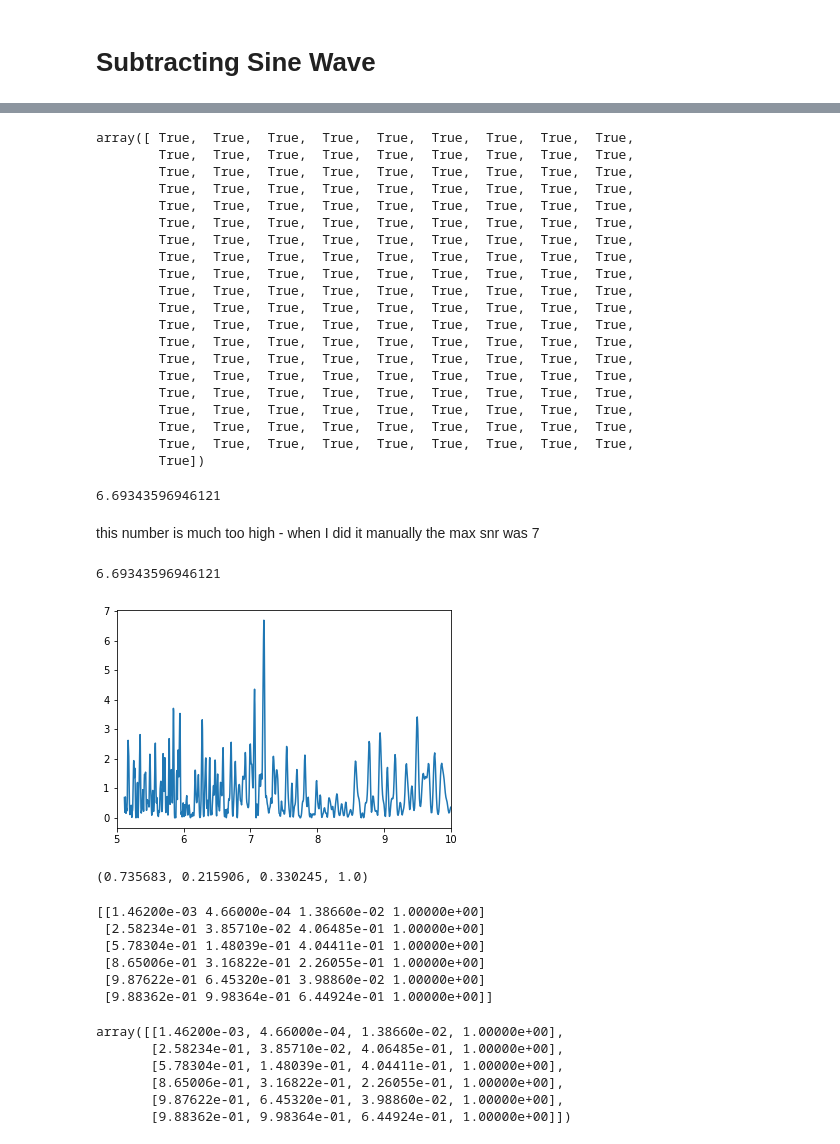
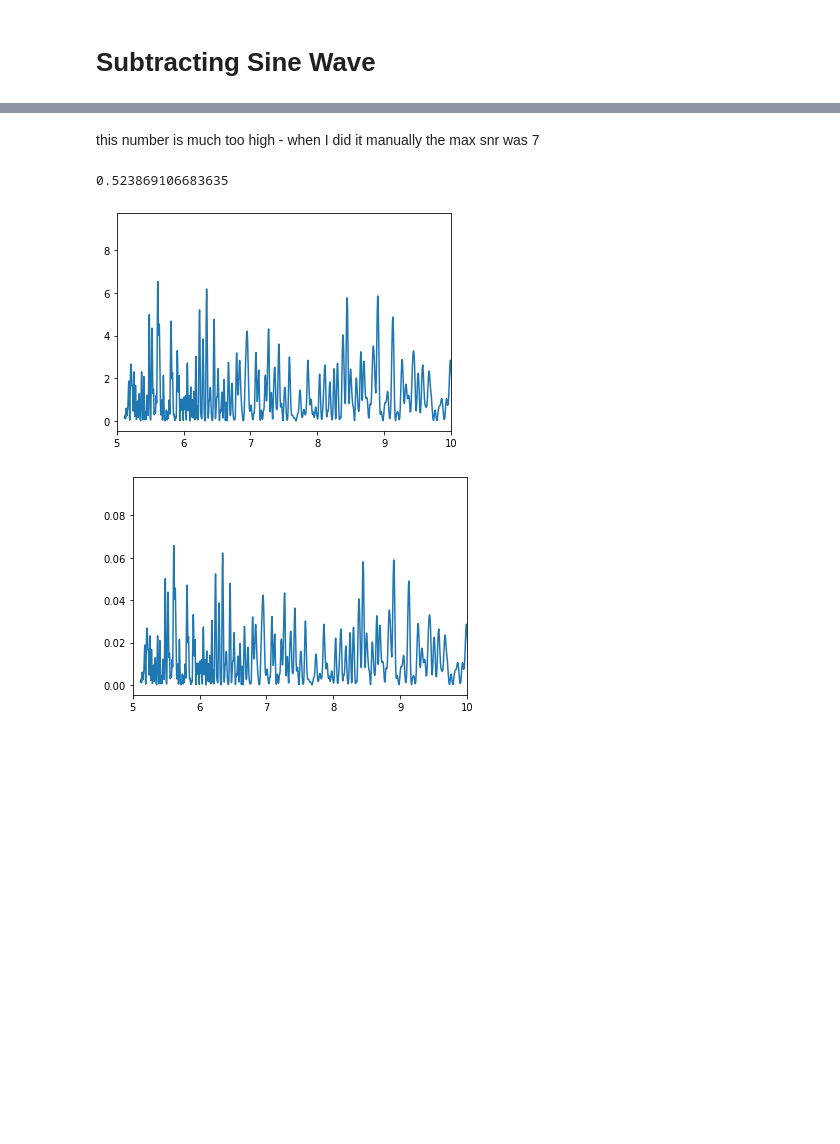
Before and after one commit to andrewjjolly/wobble_precision, a Jupyter notebook: scripts/wobble_precision_notebook.ipynb, the cells around one changed output, grey strips where cells are left out. Cells and saved outputs as stored; diff of their text form; code cells hidden in the pictures; blank space fills up the shorter version.

Commit message:
found mistake where find_nearest was indexing power not period

```diff
--- a/scripts/wobble_precision_notebook.ipynb
+++ b/scripts/wobble_precision_notebook.ipynb
@@ -179,6 +181,7 @@ def create_combined_orders(results):
     return combined_order_rvs, combined_order_rvs_err
 # %%
 learning_rate = 1000 #select the learning rate you want to look at
+order_of_interest = 47
 # %%
-results, results_hdf5 = load_results('/home/z5345592/projects/gl667c_wobble/results_rvs_lr20.txt', '/home/z5345592/projects/gl667c_wobble/results_no_bad_orders_lr{}.hdf5'.format(learning_rate))
+results, results_hdf5 = load_results('/home/z5345592/projects/gl667c_wobble/results_rvs_lr{}.txt'.format(learning_rate), '/home/z5345592/projects/gl667c_wobble/results_no_bad_orders_lr{}.hdf5'.format(learning_rate))
 # %% [output]
@@ -310 +310,4 @@ test_rvs_err = rvs_all_orders_err[n,:]
+# %%
+test_rvs = detrended_rvs_all_orders[order_of_interest,:]
+test_rvs_err = rvs_all_orders_err[order_of_interest,:]
 # %%
@@ -332,45 +333,24 @@ test_planet_b_removed = test_rvs - sine_wave(phase_folded,popt[0], popt[1])
-# %%
-test_planet_b_removed == subtract_periodic_signal(lit_period_b, times, test_rvs, test_rvs_err)
-# %% [output]
-array([ True,  True,  True,  True,  True,  True,  True,  True,  True,
-        True,  True,  True,  True,  True,  True,  True,  True,  True,
-        True,  True,  True,  True,  True,  True,  True,  True,  True,
-        True,  True,  True,  True,  True,  True,  True,  True,  True,
-        True,  True,  True,  True,  True,  True,  True,  True,  True,
-        True,  True,  True,  True,  True,  True,  True,  True,  True,
-        True,  True,  True,  True,  True,  True,  True,  True,  True,
-        True,  True,  True,  True,  True,  True,  True,  True,  True,
-        True,  True,  True,  True,  True,  True,  True,  True,  True,
-        True,  True,  True,  True,  True,  True,  True,  True,  True,
-        True,  True,  True,  True,  True,  True,  True,  True,  True,
-        True,  True,  True,  True,  True,  True,  True,  True,  True,
-        True,  True,  True,  True,  True,  True,  True,  True,  True,
-        True,  True,  True,  True,  True,  True,  True,  True,  True,
-        True,  True,  True,  True,  True,  True,  True,  True,  True,
-        True,  True,  True,  True,  True,  True,  True,  True,  True,
-        True,  True,  True,  True,  True,  True,  True,  True,  True,
-        True,  True,  True,  True,  True,  True,  True,  True,  True,
-        True,  True,  True,  True,  True,  True,  True,  True,  True,
-        True])
 # %%
 test_snr_at_b, test_snr_at_c = lsp_snr_at_period(times, test_rvs, test_rvs_err)
-# %%
-test_snr_at_b
-# %% [output]
-6.69343596946121
 # %% [markdown]
 this number is much too high - when I did it manually the max snr was 7
 # %%
 frequency, power = LombScargle(times, test_rvs, test_rvs_err).autopower() #assigning the frequency and power from the lsp
 period = 1 / frequency #turning frequency into period
 noise_b = np.std(power[(period > (lit_period_b-0.1*lit_period_b)) & (period < (lit_period_b + 0.1*lit_period_b))])
 snr_b = power / noise_b
-snr_at_b = snr_b[find_nearest(power, lit_period_b)]
+snr_at_b = snr_b[find_nearest(period, lit_period_b)]
 
+plt.figure()
 plt.plot(period, snr_b)
 plt.xlim(5,10)
 
+plt.figure()
+plt.plot(period, power)
+plt.xlim(5,10)
+
 print(snr_at_b)
 # %% [output]
-6.69343596946121
+0.523869106683635
-[figure, old version]
+[figure, new version]
+[figure, added]
@@ -380,13 +356,0 @@ colours = cm.get_cmap('magma')
-# %%
-print(colours(0.5))
-# %% [output]
-(0.735683, 0.215906, 0.330245, 1.0)
-# %%
-print(colours(np.linspace(0,1,6)))
-# %% [output]
-[[1.46200e-03 4.66000e-04 1.38660e-02 1.00000e+00]
- [2.58234e-01 3.85710e-02 4.06485e-01 1.00000e+00]
- [5.78304e-01 1.48039e-01 4.04411e-01 1.00000e+00]
- [8.65006e-01 3.16822e-01 2.26055e-01 1.00000e+00]
- [9.87622e-01 6.45320e-01 3.98860e-02 1.00000e+00]
- [9.88362e-01 9.98364e-01 6.44924e-01 1.00000e+00]]
@@ -395,9 +356,0 @@ colours = colours(np.linspace(0,1,6))
-# %%
-colours
-# %% [output]
-array([[1.46200e-03, 4.66000e-04, 1.38660e-02, 1.00000e+00],
-       [2.58234e-01, 3.85710e-02, 4.06485e-01, 1.00000e+00],
-       [5.78304e-01, 1.48039e-01, 4.04411e-01, 1.00000e+00],
-       [8.65006e-01, 3.16822e-01, 2.26055e-01, 1.00000e+00],
-       [9.87622e-01, 6.45320e-01, 3.98860e-02, 1.00000e+00],
-       [9.88362e-01, 9.98364e-01, 6.44924e-01, 1.00000e+00]])
```
Also changed, not shown: parts of 19 cells of this notebook, 1 other file.
